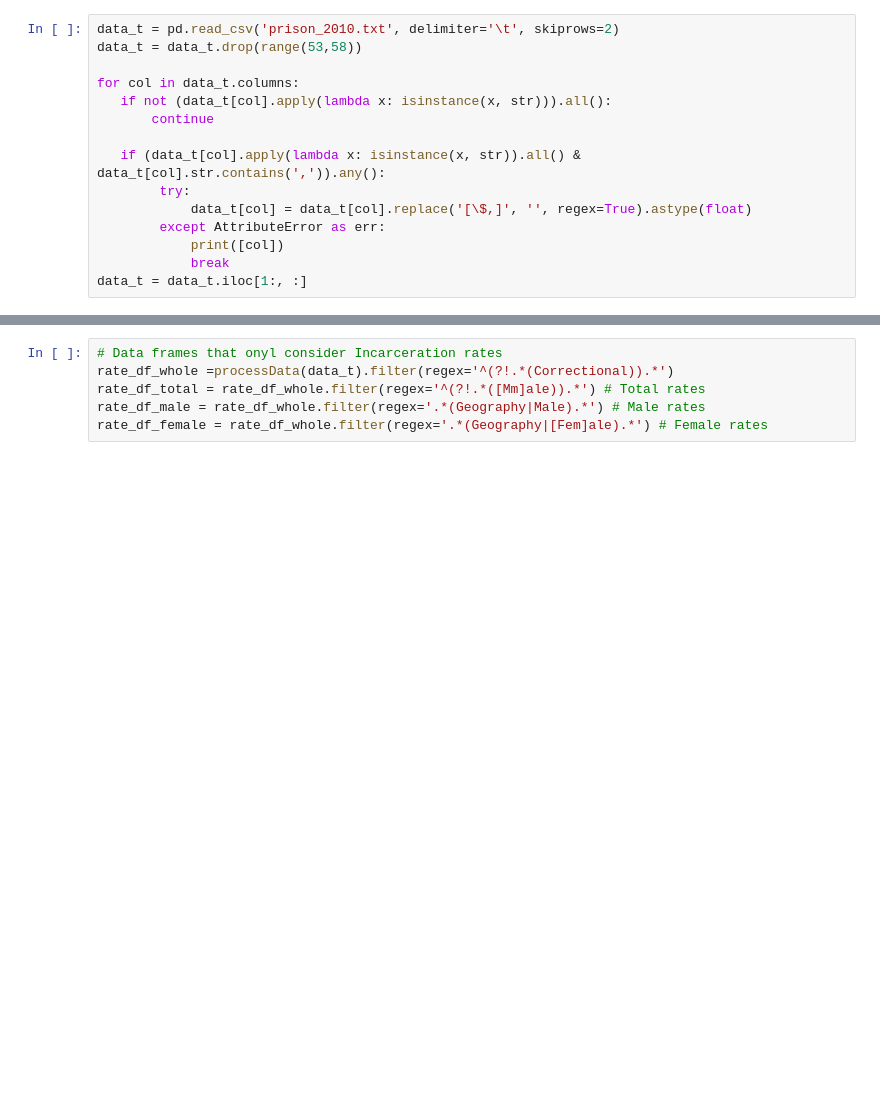
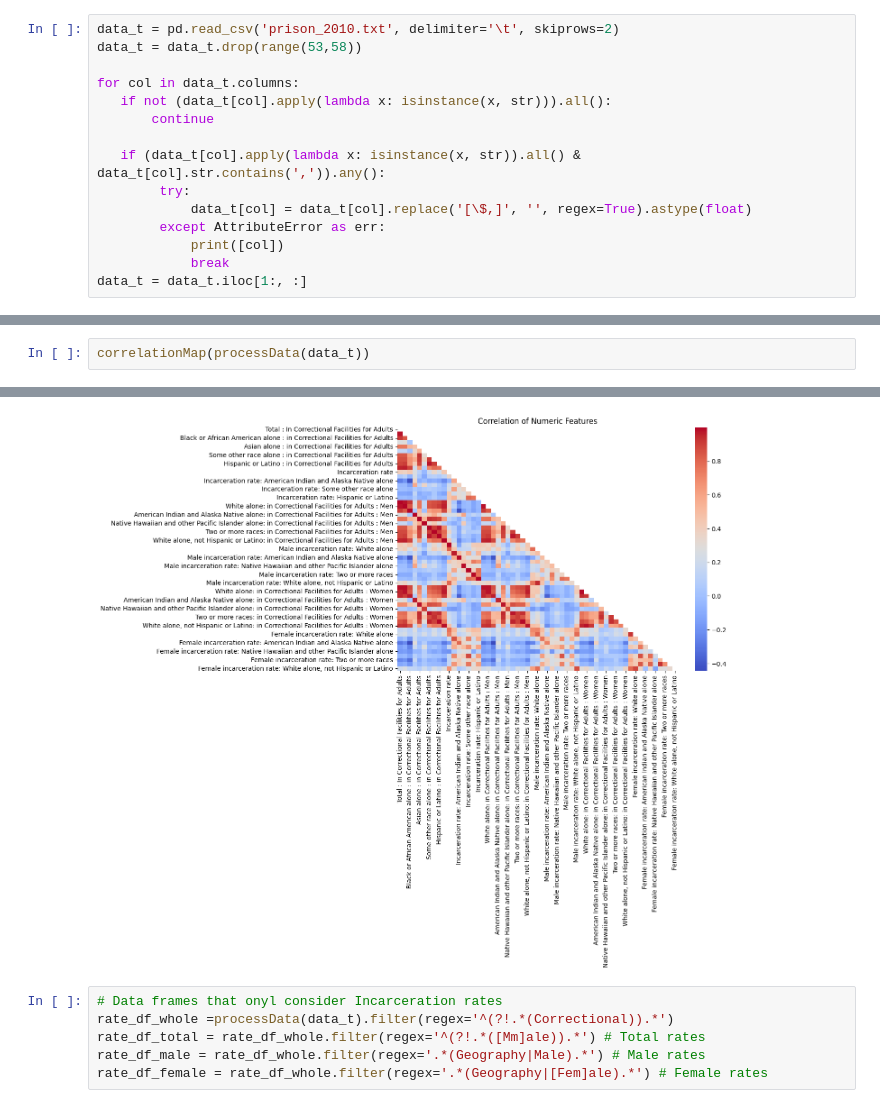
Before and after one commit to lorenzom222/CSC240_Project, a Jupyter notebook: final.ipynb, the cells around one changed output, grey strips where cells are left out. Cells and saved outputs as stored; diff of their text form; blank space fills up the shorter version.

```diff
--- a/final.ipynb
+++ b/final.ipynb
@@ -166,0 +218,3 @@ def elbow_method(df, n):
+# %%
+correlationMap(processData(data_t))
+# %% [output]
@@ -167,3 +223,4 @@ def elbow_method(df, n):
+[figure, added]
 # %%
 # Data frames that onyl consider Incarceration rates
 rate_df_whole =processData(data_t).filter(regex='^(?!.*(Correctional)).*')
```
Also changed, not shown: parts of 7 cells of this notebook, 1 other file.
